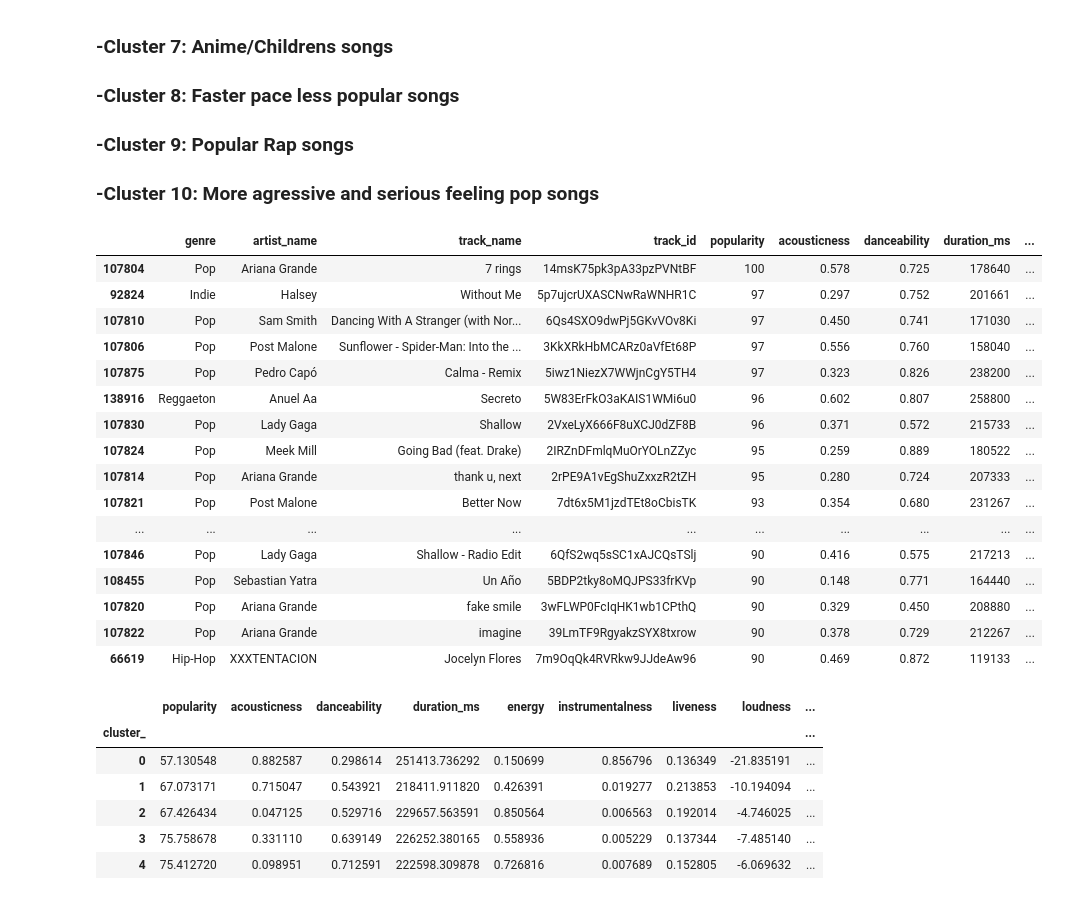
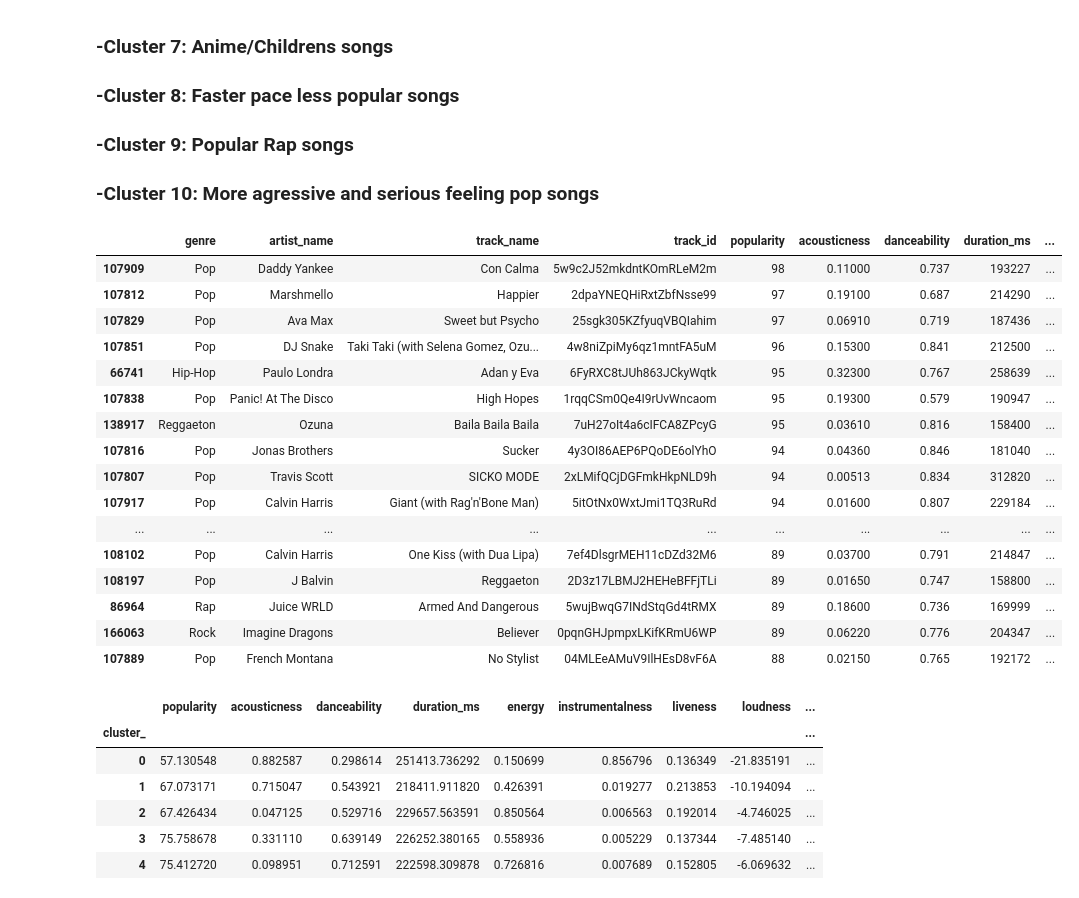
Before and after one commit to bensizelove/AHC_Clustering_Spotify, a Jupyter notebook: ahc_clustering_spotify.ipynb, the cells around one changed output. Cells and saved outputs as stored; diff of their text form; code cells hidden in the pictures.

```diff
--- a/ahc_clustering_spotify.ipynb
+++ b/ahc_clustering_spotify.ipynb
@@ -576,27 +548,27 @@ Enter Song Name: Make You Feel My Love
 ### -Cluster 9: Popular Rap songs
 ### -Cluster 10: More agressive and serious feeling pop songs
 # %%
-playlist = df[df.cluster_ == 3]
+playlist = df[df.cluster_ == 4]
 sp = playlist.drop_duplicates(subset='track_name', keep='first')
 sp.sort_values('popularity',ascending=False).head(25)
 # %% [output]
 |  | genre | artist_name | track_name | track_id | popularity | acousticness | danceability | duration_ms | ... |
-| 107804 | Pop | Ariana Grande | 7 rings | 14msK75pk3pA33pzPVNtBF | 100 | 0.578 | 0.725 | 178640 | ... |
-| 92824 | Indie | Halsey | Without Me | 5p7ujcrUXASCNwRaWNHR1C | 97 | 0.297 | 0.752 | 201661 | ... |
-| 107810 | Pop | Sam Smith | Dancing With A Stranger (with Nor... | 6Qs4SXO9dwPj5GKvVOv8Ki | 97 | 0.450 | 0.741 | 171030 | ... |
-| 107806 | Pop | Post Malone | Sunflower - Spider-Man: Into the ... | 3KkXRkHbMCARz0aVfEt68P | 97 | 0.556 | 0.760 | 158040 | ... |
-| 107875 | Pop | Pedro Capó | Calma - Remix | 5iwz1NiezX7WWjnCgY5TH4 | 97 | 0.323 | 0.826 | 238200 | ... |
-| 138916 | Reggaeton | Anuel Aa | Secreto | 5W83ErFkO3aKAIS1WMi6u0 | 96 | 0.602 | 0.807 | 258800 | ... |
-| 107830 | Pop | Lady Gaga | Shallow | 2VxeLyX666F8uXCJ0dZF8B | 96 | 0.371 | 0.572 | 215733 | ... |
-| 107824 | Pop | Meek Mill | Going Bad (feat. Drake) | 2IRZnDFmlqMuOrYOLnZZyc | 95 | 0.259 | 0.889 | 180522 | ... |
-| 107814 | Pop | Ariana Grande | thank u, next | 2rPE9A1vEgShuZxxzR2tZH | 95 | 0.280 | 0.724 | 207333 | ... |
-| 107821 | Pop | Post Malone | Better Now | 7dt6x5M1jzdTEt8oCbisTK | 93 | 0.354 | 0.680 | 231267 | ... |
+| 107909 | Pop | Daddy Yankee | Con Calma | 5w9c2J52mkdntKOmRLeM2m | 98 | 0.11000 | 0.737 | 193227 | ... |
+| 107812 | Pop | Marshmello | Happier | 2dpaYNEQHiRxtZbfNsse99 | 97 | 0.19100 | 0.687 | 214290 | ... |
+| 107829 | Pop | Ava Max | Sweet but Psycho | 25sgk305KZfyuqVBQIahim | 97 | 0.06910 | 0.719 | 187436 | ... |
+| 107851 | Pop | DJ Snake | Taki Taki (with Selena Gomez, Ozu... | 4w8niZpiMy6qz1mntFA5uM | 96 | 0.15300 | 0.841 | 212500 | ... |
+| 66741 | Hip-Hop | Paulo Londra | Adan y Eva | 6FyRXC8tJUh863JCkyWqtk | 95 | 0.32300 | 0.767 | 258639 | ... |
+| 107838 | Pop | Panic! At The Disco | High Hopes | 1rqqCSm0Qe4I9rUvWncaom | 95 | 0.19300 | 0.579 | 190947 | ... |
+| 138917 | Reggaeton | Ozuna | Baila Baila Baila | 7uH27oIt4a6cIFCA8ZPcyG | 95 | 0.03610 | 0.816 | 158400 | ... |
+| 107816 | Pop | Jonas Brothers | Sucker | 4y3OI86AEP6PQoDE6olYhO | 94 | 0.04360 | 0.846 | 181040 | ... |
+| 107807 | Pop | Travis Scott | SICKO MODE | 2xLMifQCjDGFmkHkpNLD9h | 94 | 0.00513 | 0.834 | 312820 | ... |
+| 107917 | Pop | Calvin Harris | Giant (with Rag'n'Bone Man) | 5itOtNx0WxtJmi1TQ3RuRd | 94 | 0.01600 | 0.807 | 229184 | ... |
 | ... | ... | ... | ... | ... | ... | ... | ... | ... | ... |
-| 107846 | Pop | Lady Gaga | Shallow - Radio Edit | 6QfS2wq5sSC1xAJCQsTSlj | 90 | 0.416 | 0.575 | 217213 | ... |
-| 108455 | Pop | Sebastian Yatra | Un Año | 5BDP2tky8oMQJPS33frKVp | 90 | 0.148 | 0.771 | 164440 | ... |
-| 107820 | Pop | Ariana Grande | fake smile | 3wFLWP0FcIqHK1wb1CPthQ | 90 | 0.329 | 0.450 | 208880 | ... |
-| 107822 | Pop | Ariana Grande | imagine | 39LmTF9RgyakzSYX8txrow | 90 | 0.378 | 0.729 | 212267 | ... |
-| 66619 | Hip-Hop | XXXTENTACION | Jocelyn Flores | 7m9OqQk4RVRkw9JJdeAw96 | 90 | 0.469 | 0.872 | 119133 | ... |
+| 108102 | Pop | Calvin Harris | One Kiss (with Dua Lipa) | 7ef4DlsgrMEH11cDZd32M6 | 89 | 0.03700 | 0.791 | 214847 | ... |
+| 108197 | Pop | J Balvin | Reggaeton | 2D3z17LBMJ2HEHeBFFjTLi | 89 | 0.01650 | 0.747 | 158800 | ... |
+| 86964 | Rap | Juice WRLD | Armed And Dangerous | 5wujBwqG7INdStqGd4tRMX | 89 | 0.18600 | 0.736 | 169999 | ... |
+| 166063 | Rock | Imagine Dragons | Believer | 0pqnGHJpmpxLKifKRmU6WP | 89 | 0.06220 | 0.776 | 204347 | ... |
+| 107889 | Pop | French Montana | No Stylist | 04MLEeAMuV9IlHEsD8vF6A | 88 | 0.02150 | 0.765 | 192172 | ... |
 # %%
 df.groupby('cluster_').mean()
 # %% [output]
```
Also changed, not shown: parts of 12 cells of this notebook.
